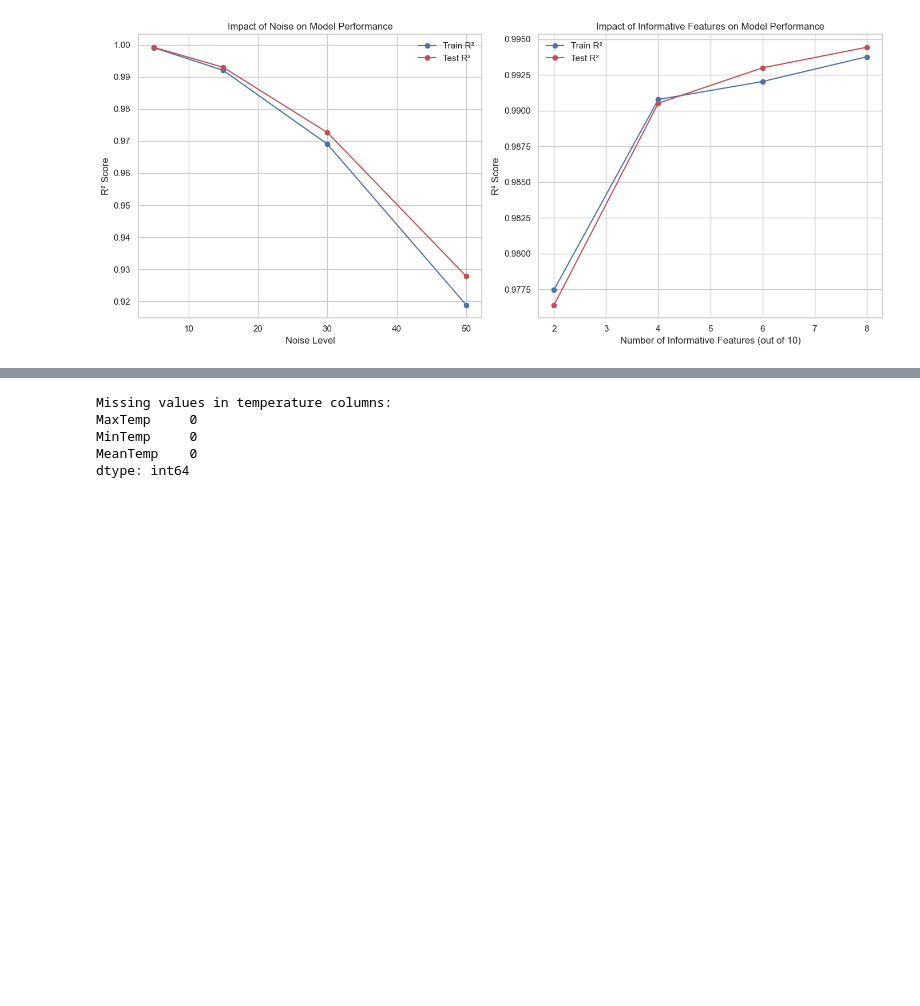
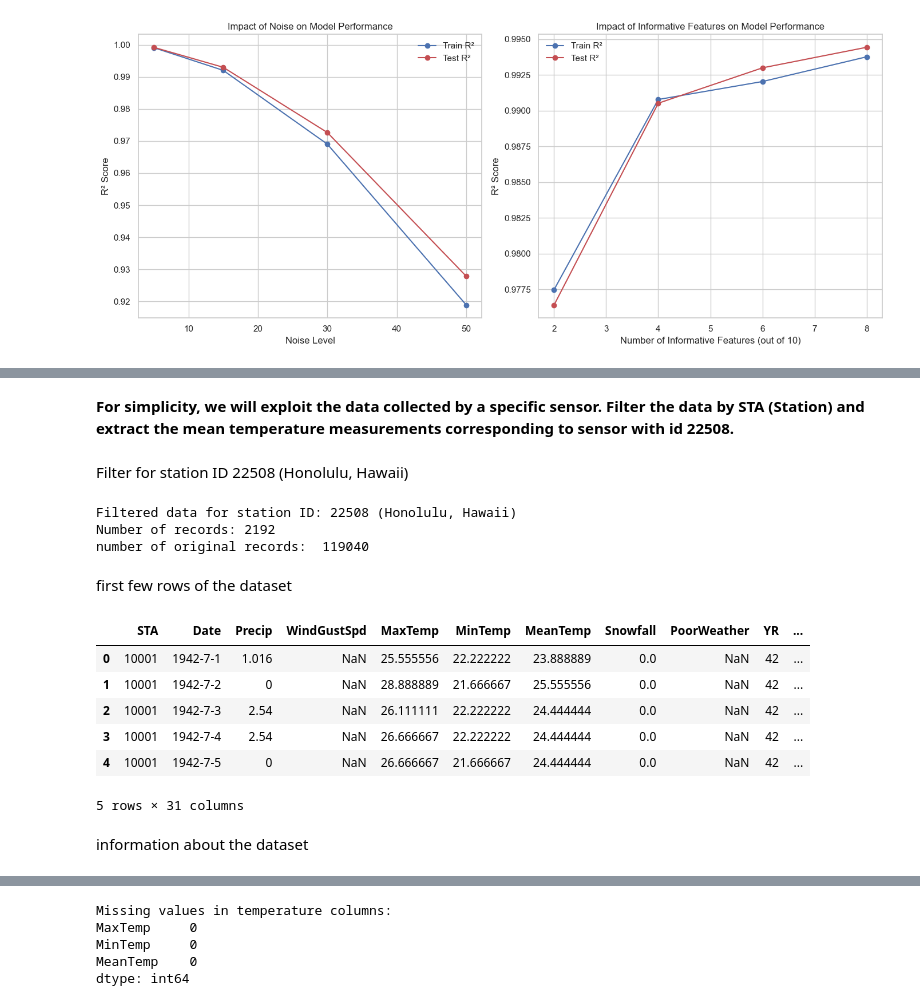
Before and after one commit to imadbenmadi/ITDS-practise-project, a Jupyter notebook: notebook.ipynb, the cells around one changed output, grey strips where cells are left out. Drawn from its saved outputs; the diff is of its cells as text; code cells hidden in the pictures; blank space fills up the shorter version.

```diff
--- a/notebook.ipynb
+++ b/notebook.ipynb
@@ -893,0 +1037,28 @@ number of original records:  119040
+# %% [markdown]
+**For simplicity, we will exploit the data collected by a specific sensor. Filter the data by STA (Station) and extract the mean temperature measurements corresponding to sensor with id 22508.**
+# %% [markdown]
+Filter for station ID 22508 (Honolulu, Hawaii)
+# %%
+station_id = 22508
+hawaii_data = df[df['STA'] == station_id].copy()
+print(f"Filtered data for station ID: {station_id} (Honolulu, Hawaii)")
+print(f"Number of records: {len(hawaii_data)}")
+print("number of original records: ", len(df))
+# %% [output]
+Filtered data for station ID: 22508 (Honolulu, Hawaii)
+Number of records: 2192
+number of original records:  119040
+# %% [markdown]
+first few rows of the dataset
+# %%
+df.head()
+# %% [output]
+|  | STA | Date | Precip | WindGustSpd | MaxTemp | MinTemp | MeanTemp | Snowfall | PoorWeather | YR | ... |
+| 0 | 10001 | 1942-7-1 | 1.016 | NaN | 25.555556 | 22.222222 | 23.888889 | 0.0 | NaN | 42 | ... |
+| 1 | 10001 | 1942-7-2 | 0 | NaN | 28.888889 | 21.666667 | 25.555556 | 0.0 | NaN | 42 | ... |
+| 2 | 10001 | 1942-7-3 | 2.54 | NaN | 26.111111 | 22.222222 | 24.444444 | 0.0 | NaN | 42 | ... |
+| 3 | 10001 | 1942-7-4 | 2.54 | NaN | 26.666667 | 22.222222 | 24.444444 | 0.0 | NaN | 42 | ... |
+| 4 | 10001 | 1942-7-5 | 0 | NaN | 26.666667 | 21.666667 | 24.444444 | 0.0 | NaN | 42 | ... |
+5 rows × 31 columns
+# %% [markdown]
+information about the dataset
```
Also changed, not shown: parts of 24 cells of this notebook.
